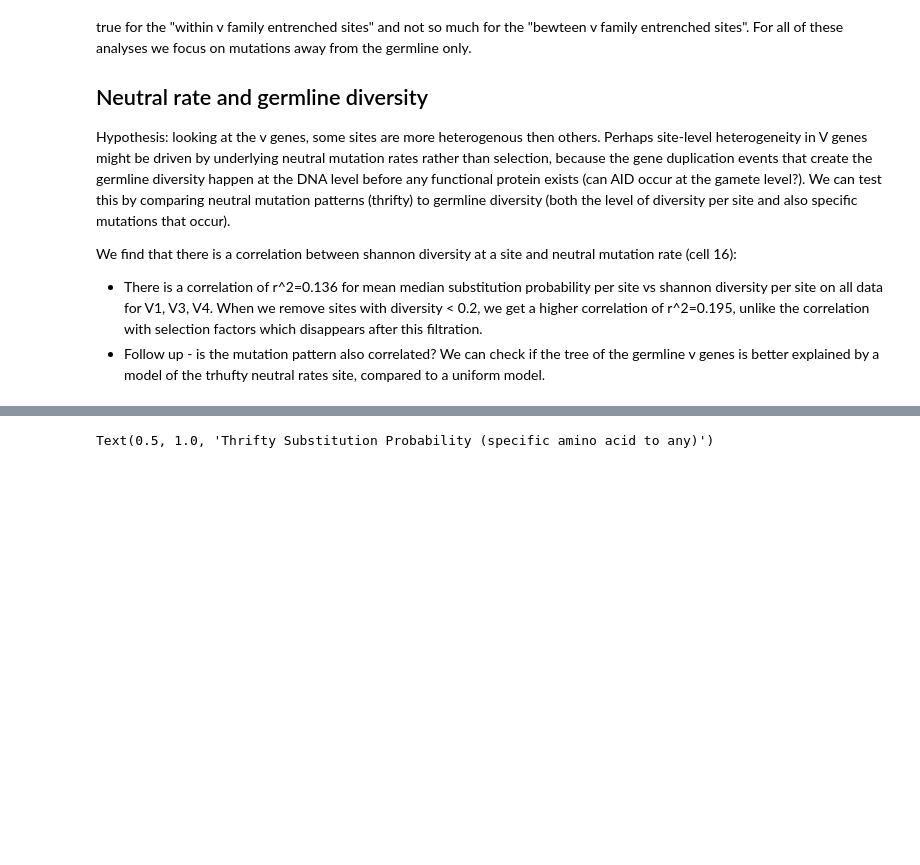
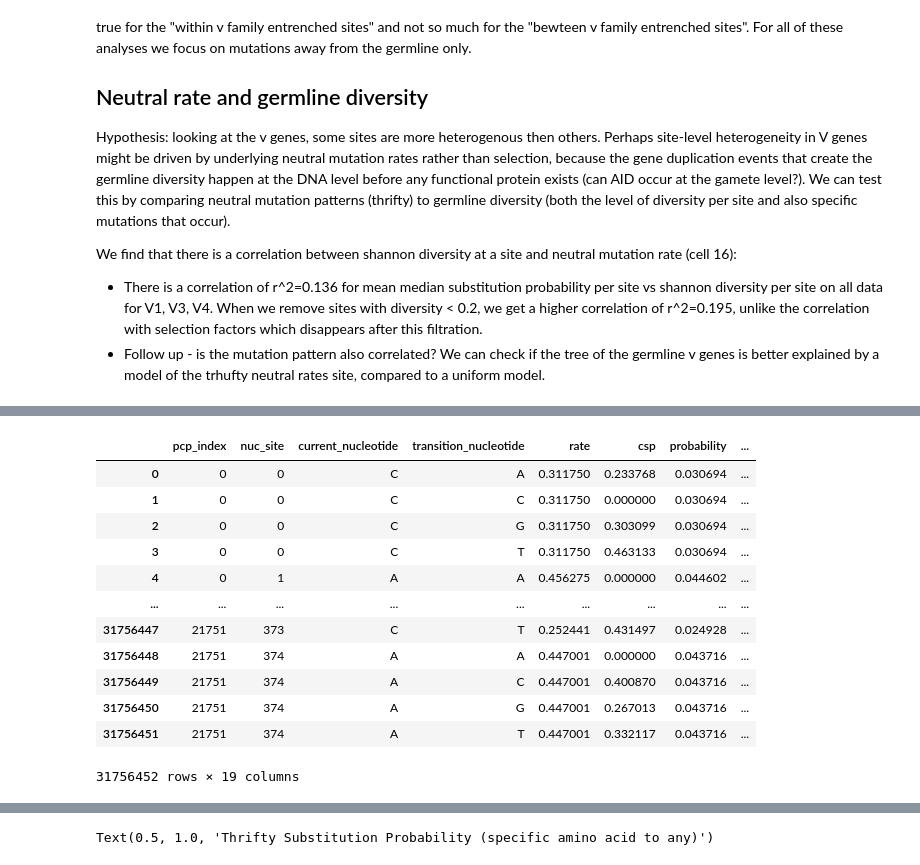
Before and after one commit to matsengrp/dasm-epistasis-experiments, a Jupyter notebook: neutral_rates_for_interesting_sites.ipynb, the cells around one changed output, grey strips where cells are left out. Saved outputs shown, nothing was run; the diff lists cells and outputs as text; code cells hidden in the pictures; blank space fills up the shorter version.

```diff
--- a/neutral_rates_for_interesting_sites.ipynb
+++ b/neutral_rates_for_interesting_sites.ipynb
@@ -75,0 +91,16 @@ Loading MutabilityContainer data from cache...
+# %%
+MutabilityContainer.nuc_neutral_df
+# %% [output]
+|  | pcp_index | nuc_site | current_nucleotide | transition_nucleotide | rate | csp | probability | ... |
+| 0 | 0 | 0 | C | A | 0.311750 | 0.233768 | 0.030694 | ... |
+| 1 | 0 | 0 | C | C | 0.311750 | 0.000000 | 0.030694 | ... |
+| 2 | 0 | 0 | C | G | 0.311750 | 0.303099 | 0.030694 | ... |
+| 3 | 0 | 0 | C | T | 0.311750 | 0.463133 | 0.030694 | ... |
+| 4 | 0 | 1 | A | A | 0.456275 | 0.000000 | 0.044602 | ... |
+| ... | ... | ... | ... | ... | ... | ... | ... | ... |
+| 31756447 | 21751 | 373 | C | T | 0.252441 | 0.431497 | 0.024928 | ... |
+| 31756448 | 21751 | 374 | A | A | 0.447001 | 0.000000 | 0.043716 | ... |
+| 31756449 | 21751 | 374 | A | C | 0.447001 | 0.400870 | 0.043716 | ... |
+| 31756450 | 21751 | 374 | A | G | 0.447001 | 0.267013 | 0.043716 | ... |
+| 31756451 | 21751 | 374 | A | T | 0.447001 | 0.332117 | 0.043716 | ... |
+31756452 rows × 19 columns
```
Also changed, not shown: parts of 6 cells of this notebook.
